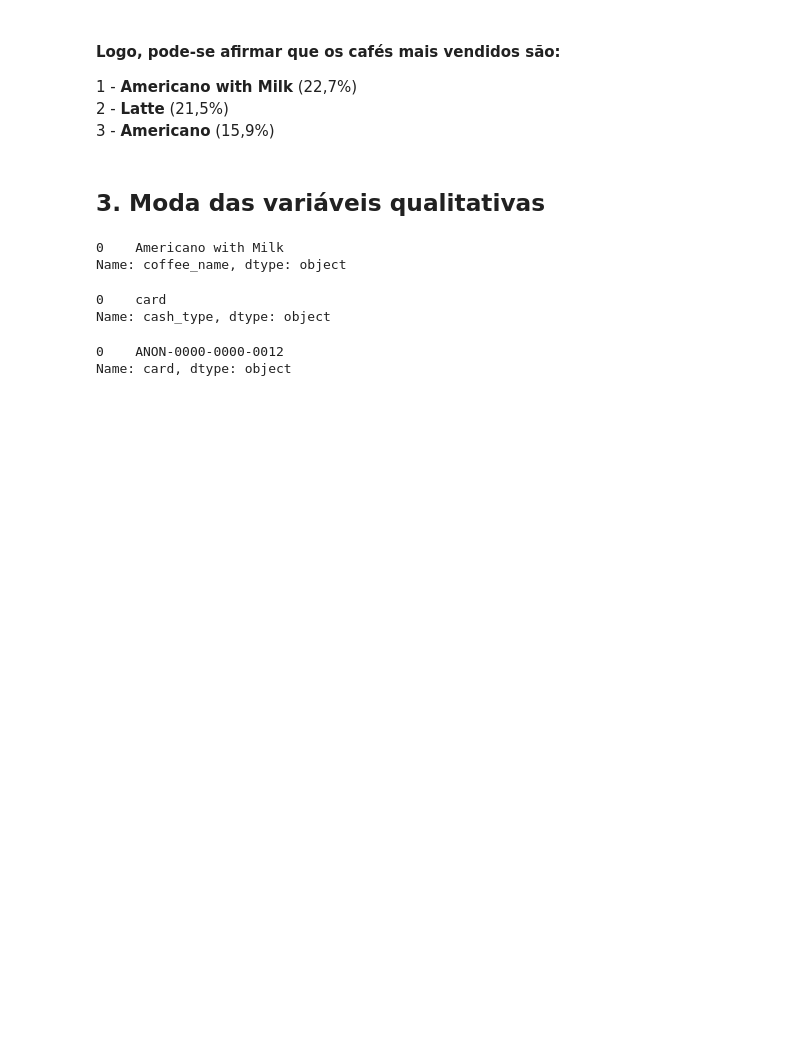
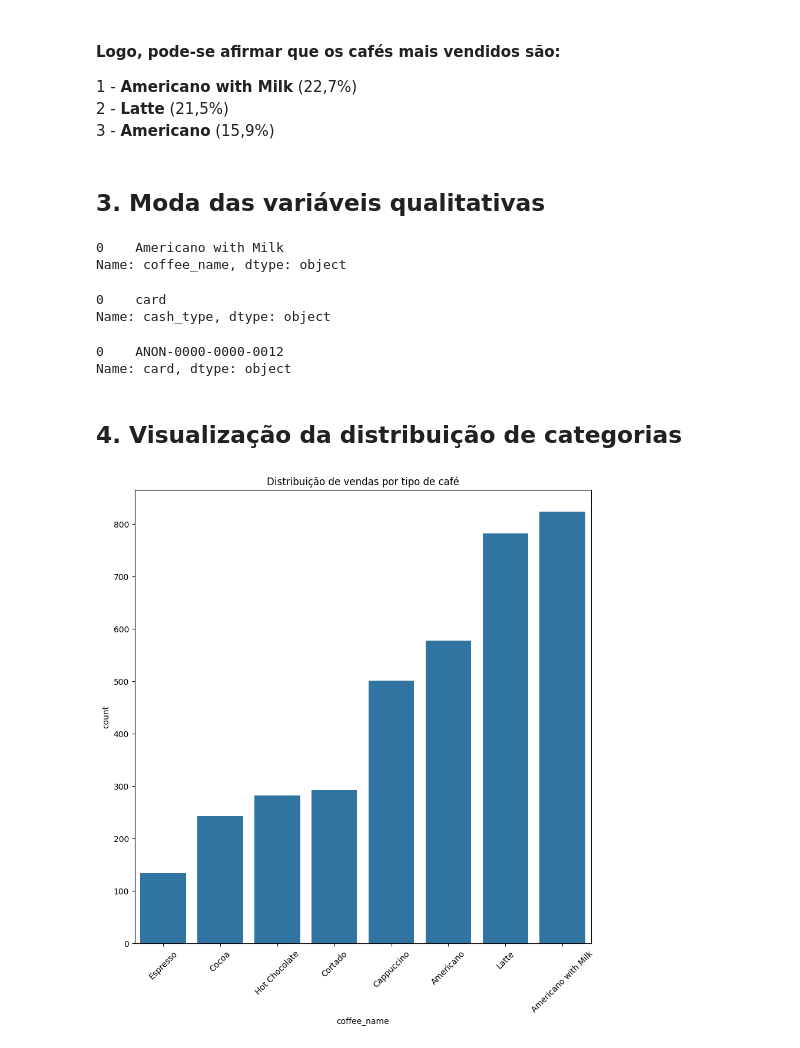
Before and after one commit to HugoSantos14/coffee-sales, a Jupyter notebook: coffee_sales.ipynb, the cells around one changed output. Saved outputs shown, nothing was run; the diff lists cells and outputs as text; code cells hidden in the pictures; blank space fills up the shorter version.

Commit message:
feat(eda): visualization of categories distribution

```diff
--- a/coffee_sales.ipynb
+++ b/coffee_sales.ipynb
@@ -96,3 +96,18 @@ df["card"].mode()
 # %% [output]
 0    ANON-0000-0000-0012
 Name: card, dtype: object
+# %% [markdown]
+## 4. Visualização da distribuição de categorias
+# %%
+plt.figure(figsize=(10,10))
+sns.countplot(
+    data=df,
+    x="coffee_name",
+    order=df["coffee_name"].value_counts().index[::-1] # Ordem invertida
+)
+plt.xticks(rotation=45)
+
+plt.title("Distribuição de vendas por tipo de café")
+plt.show()
+# %% [output]
+[figure, added]
```
Also changed, not shown: parts of 1 cell of this notebook.
